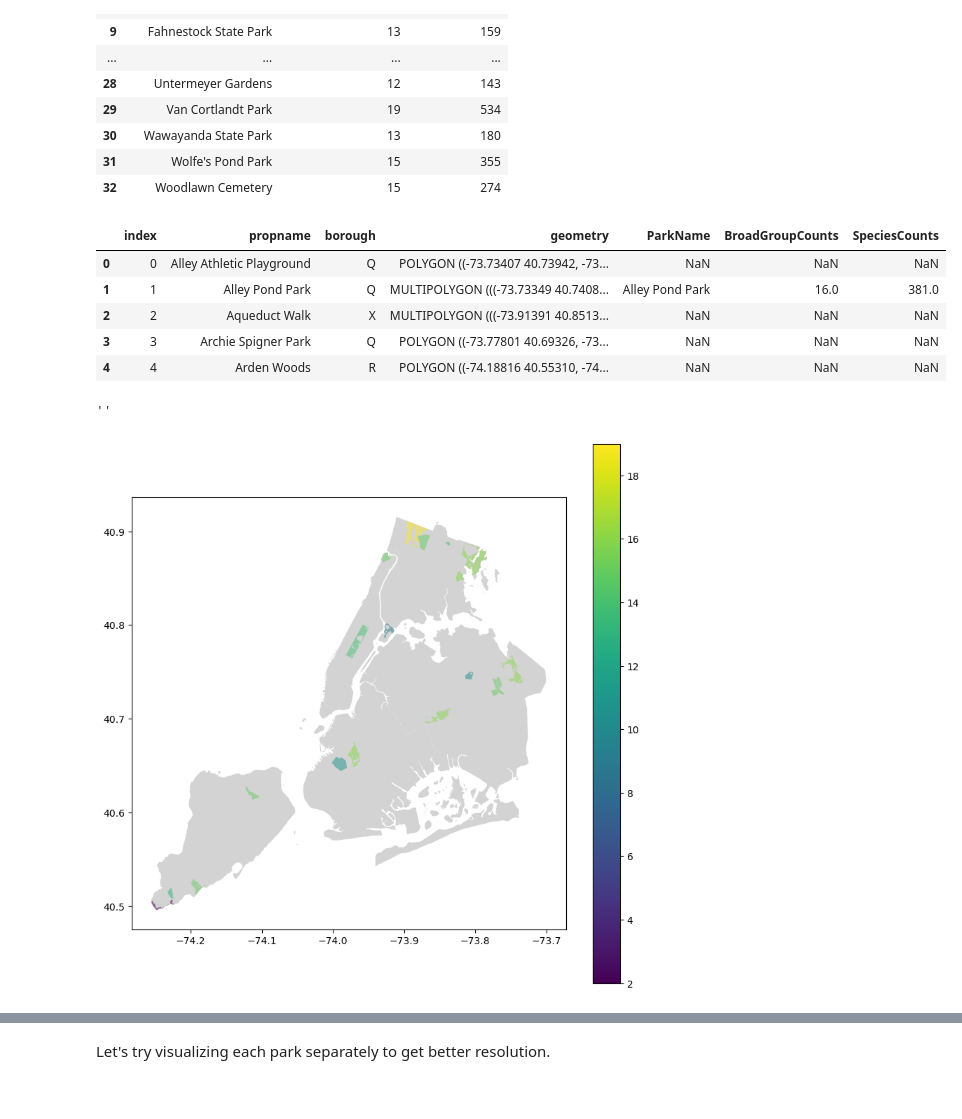
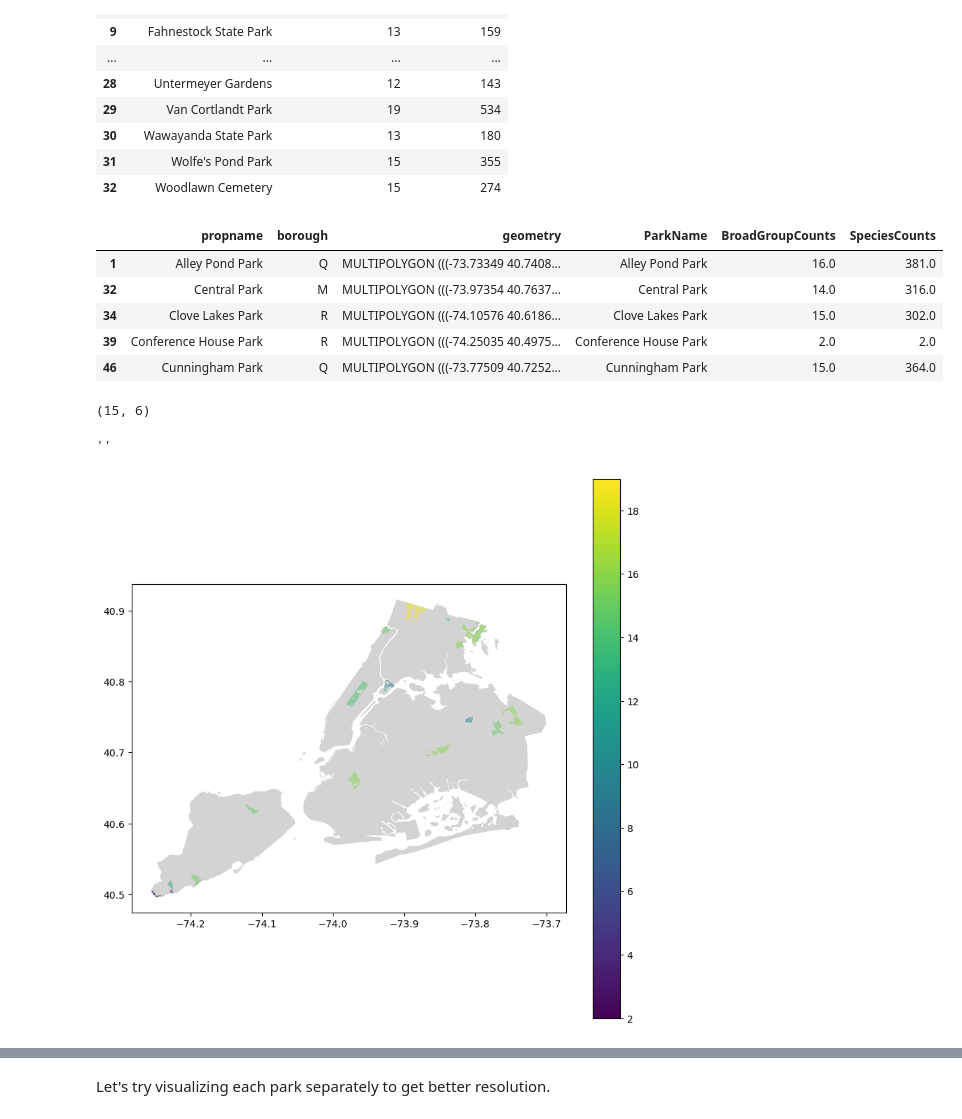
Before and after one commit to newyorkmyc/walks-list, a Jupyter notebook: mapping.ipynb, the cells around one changed output, grey strips where cells are left out. Cells and saved outputs as stored; diff of their text form; code cells hidden in the pictures.

```diff
--- a/mapping.ipynb
+++ b/mapping.ipynb
@@ -189,17 +152,21 @@ parks_counts
 | 31 | Wolfe's Pond Park | 15 | 355 |
 | 32 | Woodlawn Cemetery | 15 | 274 |
 # %%
-parks_viz = parks.merge(parks_counts,
-                        left_on='propname', right_on='ParkName',
-                        how='left')
+parks_viz = parks.merge(parks_counts, left_on='propname', right_on='ParkName', how='left')
+# Drop non-NYC parks (no SpeciesCounts)
+parks_viz = parks_viz.dropna(subset='SpeciesCounts')
 parks_viz.head()
 # %% [output]
-|  | index | propname | borough | geometry | ParkName | BroadGroupCounts | SpeciesCounts |
-| 0 | 0 | Alley Athletic Playground | Q | POLYGON ((-73.73407 40.73942, -73... | NaN | NaN | NaN |
-| 1 | 1 | Alley Pond Park | Q | MULTIPOLYGON (((-73.73349 40.7408... | Alley Pond Park | 16.0 | 381.0 |
-| 2 | 2 | Aqueduct Walk | X | MULTIPOLYGON (((-73.91391 40.8513... | NaN | NaN | NaN |
-| 3 | 3 | Archie Spigner Park | Q | POLYGON ((-73.77801 40.69326, -73... | NaN | NaN | NaN |
-| 4 | 4 | Arden Woods | R | POLYGON ((-74.18816 40.55310, -74... | NaN | NaN | NaN |
+|  | propname | borough | geometry | ParkName | BroadGroupCounts | SpeciesCounts |
+| 1 | Alley Pond Park | Q | MULTIPOLYGON (((-73.73349 40.7408... | Alley Pond Park | 16.0 | 381.0 |
+| 32 | Central Park | M | MULTIPOLYGON (((-73.97354 40.7637... | Central Park | 14.0 | 316.0 |
+| 34 | Clove Lakes Park | R | MULTIPOLYGON (((-74.10576 40.6186... | Clove Lakes Park | 15.0 | 302.0 |
+| 39 | Conference House Park | R | MULTIPOLYGON (((-74.25035 40.4975... | Conference House Park | 2.0 | 2.0 |
+| 46 | Cunningham Park | Q | MULTIPOLYGON (((-73.77509 40.7252... | Cunningham Park | 15.0 | 364.0 |
+# %%
+parks_viz.shape
+# %% [output]
+(15, 6)
 # %%
 fig, ax = plt.subplots(figsize = (10,10))
 boroughs.plot(ax=ax, color='lightgrey')
@@ -209,7 +176,7 @@ plt.savefig('./img/parks_groups_counts.png')
 ;
 # %% [output]
 ''
-[figure, old version]
+[figure, new version]
 # %%
 fig, ax = plt.subplots(figsize = (10,10))
 boroughs.plot(ax=ax, color='lightgrey')
```
Also changed, not shown: parts of 8 cells of this notebook, 3 other files.
